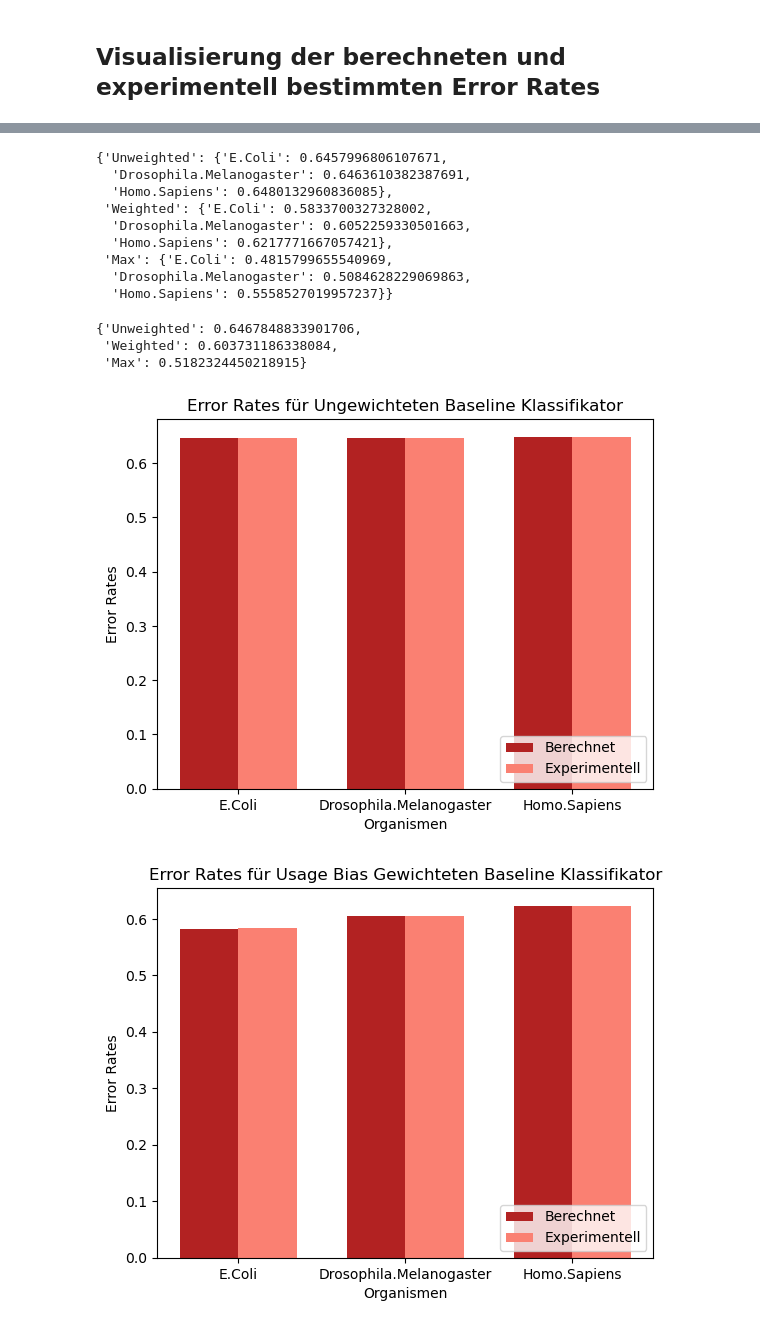
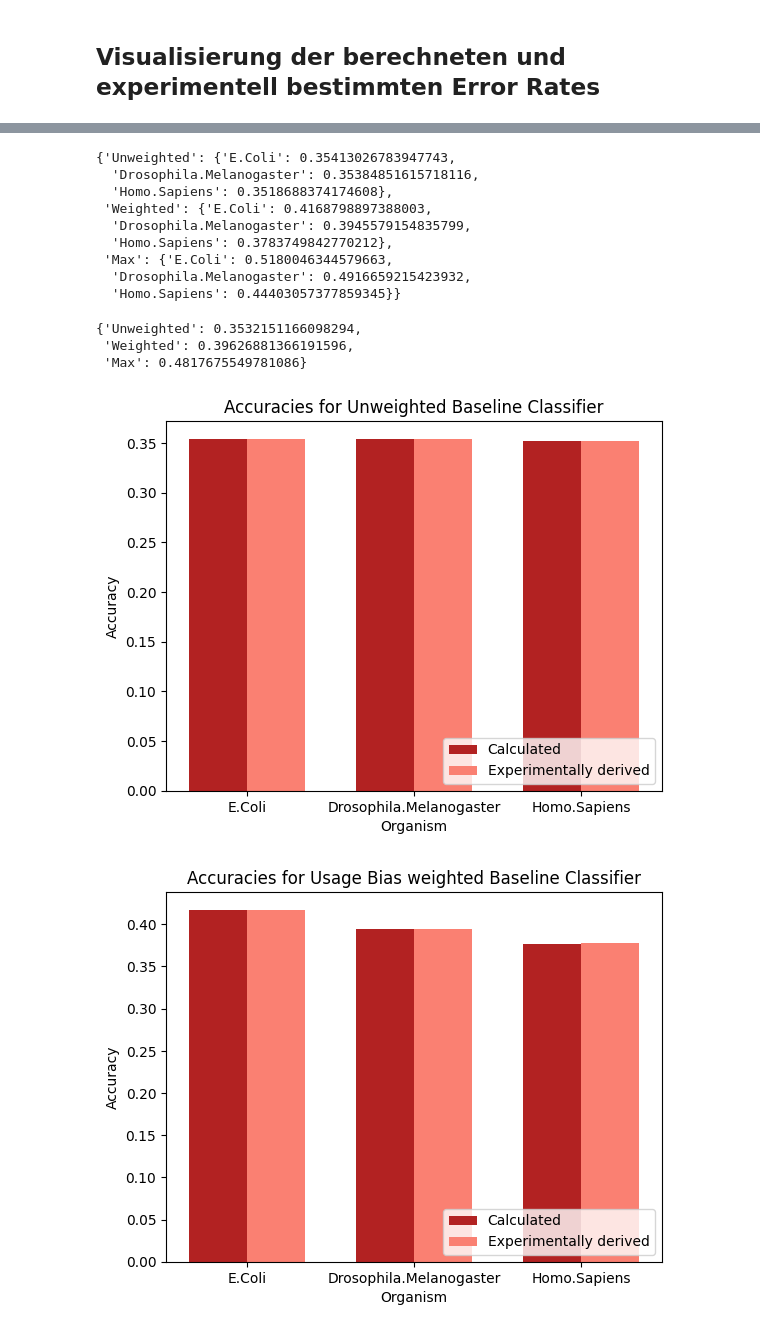
Before and after one commit to maxikuehn/PMDS_Codons, a Jupyter notebook: notebooks/03_Baseline_Classifiers.ipynb, the cells around one changed output, grey strips where cells are left out. Cells and saved outputs as stored; diff of their text form; code cells hidden in the pictures.

Commit message:
improved diagrams and changed all baseline calculations to accuracy instead of error rate

```diff
--- a/notebooks/03_Baseline_Classifiers.ipynb
+++ b/notebooks/03_Baseline_Classifiers.ipynb
@@ -403,12 +275,12 @@ Organismus Homo.Sapiens - Error Rate: 0.6231533957311384
 # %%
 %%time
 print("Usage Bias Gewichteter Baseline Klassifikator")
-for organism in organisms[2:]:
+for organism in organisms:
     start_time = time.time()
     seed = 42
     weighted_bc = bc.Bias_Weighted_Classifier(usage_biases[organism], seed)
-    error_rate = test_classifier(weighted_bc, organism)
+    accuracy = test_classifier(weighted_bc, organism)
     print(round(time.time() - start_time, 2))
-    exp_error_rates["Weighted"][organism] = error_rate
+    exp_accuracies["Weighted"][organism] = accuracy
 # %% [output]
 Usage Bias Gewichteter Baseline Klassifikator
@@ -447,13 +323,14 @@ $CUB_{c\{a\}}$: Codon Usage Bias für Codon c\{a\} für den betrachteten Organis
 # %%
 for organism in organisms:
     accuracy = 0
-    for amino_acid in amino_acids_to_codons.keys():
+    for amino_acid in mlh.amino_acids_to_codons.keys():
+        if amino_acid == '_':
+            continue
         codon_probs = usage_biases[organism][amino_acid]
         highest_prob_codon = max(codon_probs, key=codon_probs.get)
-        for codon in amino_acids_to_codons[amino_acid]:
+        for codon in mlh.amino_acids_to_codons[amino_acid]:
             codon_portion = codon_amino_acid_frequencies[organism][amino_acid][codon] / codon_amino_acid_frequencies[organism]['total']
             accuracy += codon_probs[highest_prob_codon] * codon_portion
-    error_rate = 1 - accuracy
-    calc_error_rates["Max"][organism] = error_rate
-    print(f"Organismus {organism} - Error Rate: {error_rate}")
+    calc_accuracies["Max"][organism] = accuracy
+    print(f"Organismus {organism} - Accuracy: {accuracy}")
 # %% [output]
@@ -465,12 +342,12 @@ Organismus Homo.Sapiens - Error Rate: 0.5646545466045912
 # %%
 %%time
 print("Usage Bias Maximum Baseline Klassifikator")
-for organism in organisms[2:]:
+for organism in organisms:
     start_time = time.time()
     seed = 42
     max_weighted_bc = bc.Max_Bias_Baseline_Classifier(usage_biases[organism], seed)
-    error_rate = test_classifier(max_weighted_bc, organism)
+    accuracy = test_classifier(max_weighted_bc, organism)
     print(round(time.time() - start_time, 2))
-    exp_error_rates["Max"][organism] = error_rate
+    exp_accuracies["Max"][organism] = accuracy
 # %% [output]
 Usage Bias Maximum Baseline Klassifikator
@@ -532,23 +415,23 @@ calc_error_rates
 # %%
-exp_error_rates = mlh.from_pickle("../data/baseline_classifier_error_rates.pkl")
-exp_error_rates
+exp_accuracies = mlh.from_pickle("../data/baseline_classifier_accuracies.pkl")
+exp_accuracies
 # %% [output]
-{'Unweighted': {'E.Coli': 0.6457996806107671,
-  'Drosophila.Melanogaster': 0.6463610382387691,
-  'Homo.Sapiens': 0.6480132960836085},
- 'Weighted': {'E.Coli': 0.5833700327328002,
-  'Drosophila.Melanogaster': 0.6052259330501663,
-  'Homo.Sapiens': 0.6217771667057421},
- 'Max': {'E.Coli': 0.4815799655540969,
-  'Drosophila.Melanogaster': 0.5084628229069863,
-  'Homo.Sapiens': 0.5558527019957237}}
+{'Unweighted': {'E.Coli': 0.35413026783947743,
+  'Drosophila.Melanogaster': 0.35384851615718116,
+  'Homo.Sapiens': 0.3518688374174608},
+ 'Weighted': {'E.Coli': 0.4168798897388003,
+  'Drosophila.Melanogaster': 0.3945579154835799,
+  'Homo.Sapiens': 0.3783749842770212},
+ 'Max': {'E.Coli': 0.5180046344579663,
+  'Drosophila.Melanogaster': 0.4916659215423932,
+  'Homo.Sapiens': 0.44403057377859345}}
 # %%
-# Calculating average error rates for each classifier
-average_error_rates = {classifier: np.mean(list(error_rates.values())) for classifier, error_rates in calc_error_rates.items()}
-average_error_rates
+# Calculating average accuracies for each classifier
+average_accuracies = {classifier: np.mean(list(accuracies.values())) for classifier, accuracies in calc_accuracies.items()}
+average_accuracies
 # %% [output]
-{'Unweighted': 0.6467848833901706,
- 'Weighted': 0.603731186338084,
- 'Max': 0.5182324450218915}
+{'Unweighted': 0.3532151166098294,
+ 'Weighted': 0.39626881366191596,
+ 'Max': 0.4817675549781086}
 # %%
 classifier_names = {
@@ -558,27 +441,27 @@ classifier_names = {
 }
 # %%
-classifiers = list(calc_error_rates.keys())
+classifiers = list(calc_accuracies.keys())
 
 bar_width = 0.35
 index = np.arange(len(organisms))
 
 for classifier in classifiers:
-    calc_rates = [calc_error_rates[classifier][organism] for organism in organisms]
-    exp_rates = [exp_error_rates[classifier][organism] for organism in organisms]
+    calc_rates = [calc_accuracies[classifier][organism] for organism in organisms]
+    exp_rates = [exp_accuracies[classifier][organism] for organism in organisms]
 
     fig, ax = plt.subplots()
 
-    ax.bar(index, calc_rates, bar_width, label='Berechnet', color='firebrick')
-    ax.bar(index + bar_width, exp_rates, bar_width, label='Experimentell', color='salmon')
+    ax.bar(index, calc_rates, bar_width, label='Calculated', color='firebrick')
+    ax.bar(index + bar_width, exp_rates, bar_width, label='Experimentally derived', color='salmon')
 
-    ax.set_xlabel('Organismen')
-    ax.set_ylabel('Error Rates')
-    ax.set_title(f'Error Rates für {classifier_names[classifier]}')
+    ax.set_xlabel('Organism')
+    ax.set_ylabel('Accuracy')
+    ax.set_title(f'Accuracies for {classifier_names[classifier]}')
     ax.set_xticks(index + bar_width / 2)
     ax.set_xticklabels(organisms)
     ax.legend(loc='lower right')
 
     plt.show()
 # %% [output]
-[figure, old version]
+[figure, new version]
-[figure, old version]
+[figure, new version]
```
Also changed, not shown: parts of 33 cells of this notebook, 4 other files.
